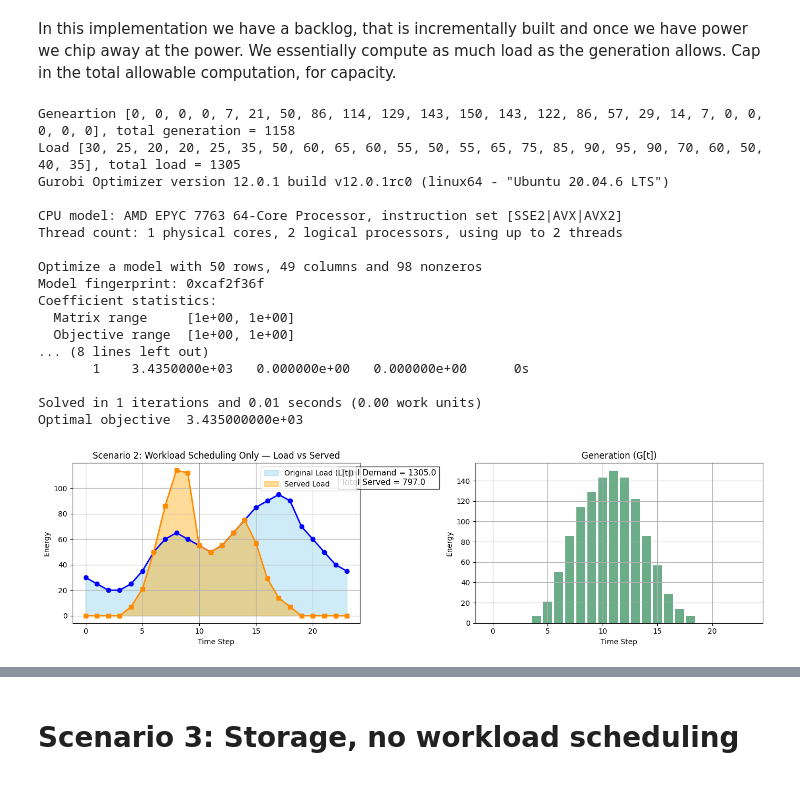
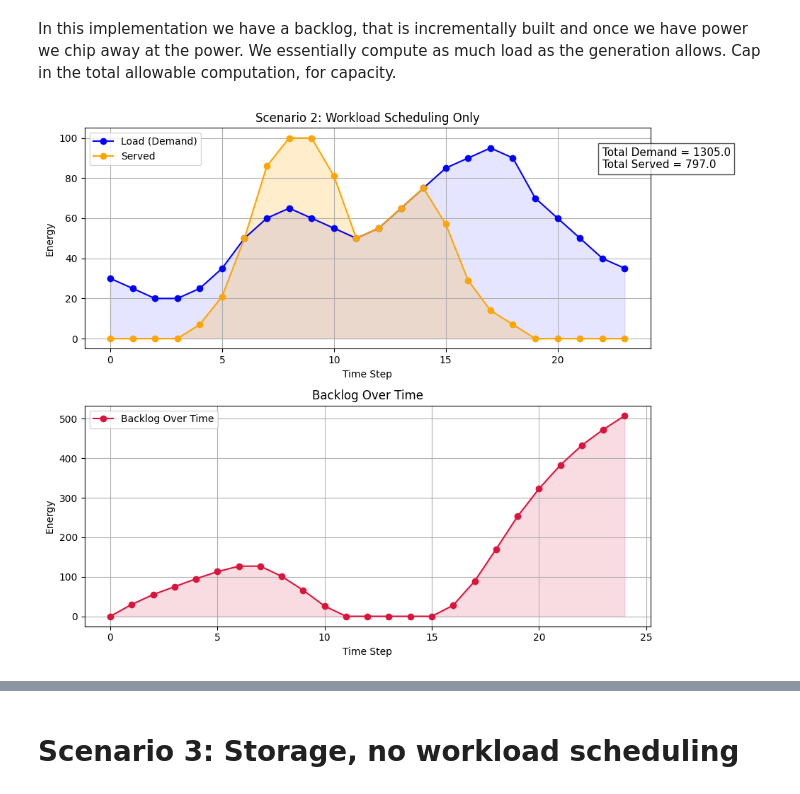
Before and after one commit to clbanjai/1.020-Data-Center-Project, a Jupyter notebook: OH_implementatio.ipynb, the cells around one changed output, grey strips where cells are left out. Drawn from its saved outputs; the diff is of its cells as text; code cells hidden in the pictures.

```diff
--- a/OH_implementatio.ipynb
+++ b/OH_implementatio.ipynb
@@ -207,53 +230,39 @@ Cap in the total allowable computation, for capacity.
 import gurobipy as gp
 from gurobipy import GRB
 
-print(f"Geneartion {G}, total generation = {sum(G)}")
-print(f"Load {L}, total load = {sum(L)}")
+# print(f"Geneartion {G}, total generation = {sum(G)}")
+# print(f"Load {L}, total load = {sum(L)}")
 
 # Model
 m2 = gp.Model("workload_scheduling_no_storage")
+m2.setParam('OutputFlag', 0)
 
 # Decision variables
 u = m2.addVars(T, name="u", lb=0)        # Energy used
 x = m2.addVars(T+1, name="x", lb=0)      # Backlog
 
 # Initial condition
 m2.addConstr(x[0] == 0, "initial_backlog")
 
 # Dynamics and constraints
 for t in range(T):
     m2.addConstr(u[t] <= G[t], name=f"generation_limit_{t}")
     m2.addConstr(x[t+1] == x[t] + L[t] - u[t], name=f"backlog_update_{t}")
+    m2.addConstr(u[t] <= computing_limit, name=f"computing limit")
 
 # Terminal condition
 m2.addConstr(x[T] >= 0, "terminal_backlog")
 
 # Objective: Minimize backlog and energy cost (incentivizes serving more load)
 m2.setObjective(gp.quicksum(r * x[t] for t in range(T+1)), GRB.MINIMIZE)
 
 # Optimize
 m2.optimize()
 
 # Extract and plot results
 if m2.status == GRB.OPTIMAL:
     served_2 = [u[t].X for t in range(T)]
-    plot_results("Scenario 2: Workload Scheduling Only", served_2, second_plot=True)
+    backlog_2 = [x[t].X for t in range(T+1)]  # Backlog at each time step
+    plot_results("Scenario 2: Workload Scheduling Only", served_2, second_plot=True, backlog=backlog_2)
 # %% [output]
-Geneartion [0, 0, 0, 0, 7, 21, 50, 86, 114, 129, 143, 150, 143, 122, 86, 57, 29, 14, 7, 0, 0, 0, 0, 0], total generation = 1158
-Load [30, 25, 20, 20, 25, 35, 50, 60, 65, 60, 55, 50, 55, 65, 75, 85, 90, 95, 90, 70, 60, 50, 40, 35], total load = 1305
-Gurobi Optimizer version 12.0.1 build v12.0.1rc0 (linux64 - "Ubuntu 20.04.6 LTS")
-
-CPU model: AMD EPYC 7763 64-Core Processor, instruction set [SSE2|AVX|AVX2]
-Thread count: 1 physical cores, 2 logical processors, using up to 2 threads
-
-Optimize a model with 50 rows, 49 columns and 98 nonzeros
-Model fingerprint: 0xcaf2f36f
-Coefficient statistics:
-  Matrix range     [1e+00, 1e+00]
-  Objective range  [1e+00, 1e+00]
-... (8 lines left out)
-       1    3.4350000e+03   0.000000e+00   0.000000e+00      0s
-
-Solved in 1 iterations and 0.01 seconds (0.00 work units)
-Optimal objective  3.435000000e+03
-[figure, old version]
+[figure, new version]
```
Also changed, not shown: parts of 22 cells of this notebook.
